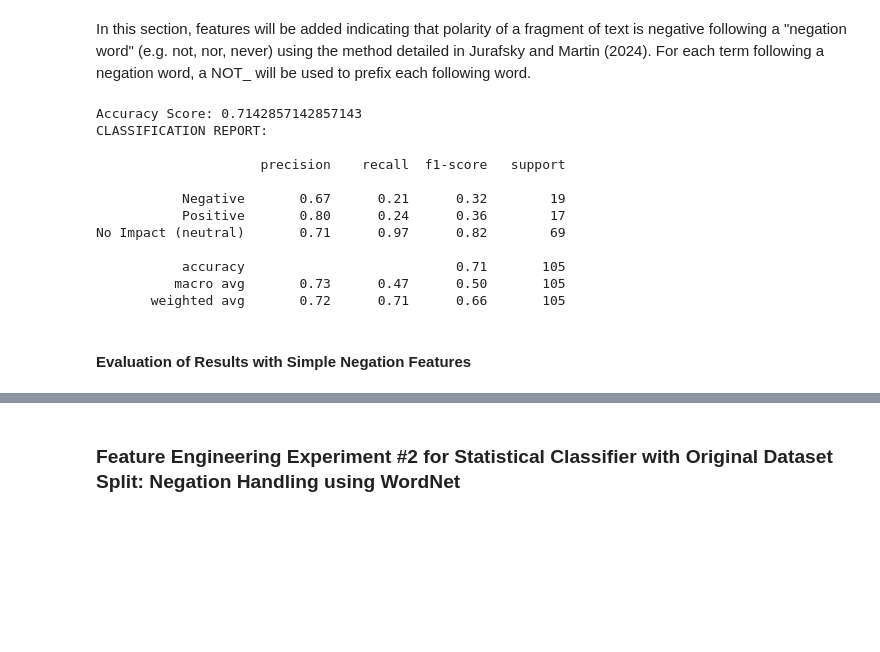
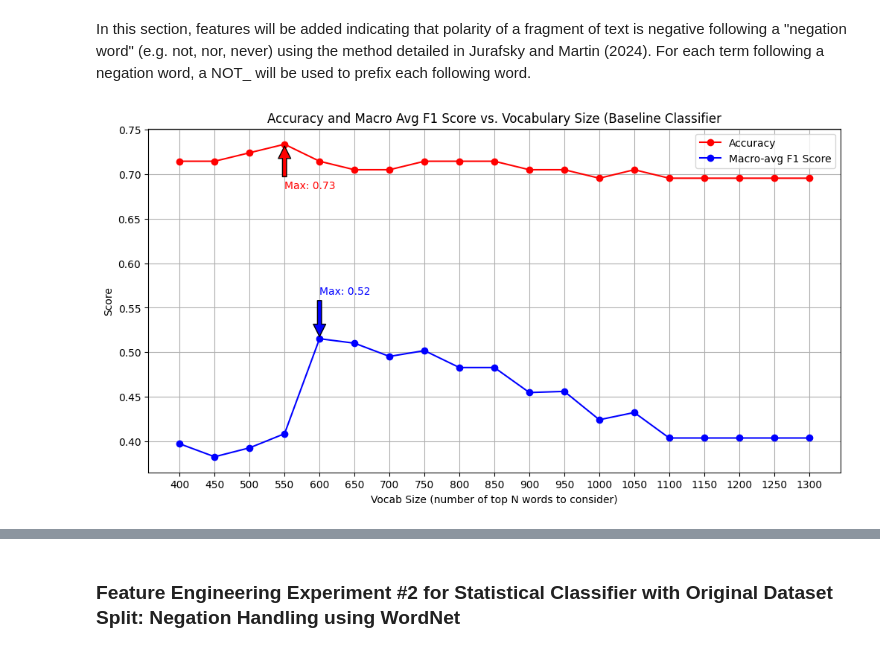
Before and after one commit to nyx500/NLP_Project_on_Poem_Sentiment_Analysis, a Jupyter notebook: NLP_Coursework_Poem_Sentiment_Classification.ipynb, the cells around one changed output, grey strips where cells are left out. Drawn from its saved outputs; the diff is of its cells as text; code cells hidden in the pictures; blank space fills up the shorter version.

Commit message:
done negation handling with simple method

```diff
--- a/NLP_Coursework_Poem_Sentiment_Classification.ipynb
+++ b/NLP_Coursework_Poem_Sentiment_Classification.ipynb
@@ -672,57 +672,24 @@ def simple_negation_features(tokens):
 # %%
 basic_negated_train_tokens = [simple_negation_features(tokens) for tokens in original_dataset_train_tokens]
 basic_negated_validation_tokens = [simple_negation_features(tokens) for tokens in original_dataset_validation_tokens]
+basic_negated_train_data_tuples = list(zip(basic_negated_train_tokens, original_dataset_train_labels))
+basic_negated_validation_data_tuples = list(zip(basic_negated_validation_tokens, original_dataset_validation_labels))
 
 # new vocab list containing _NOT flags
 vocabulary_list = flatten_list_of_lists(basic_negated_train_tokens)
 vocabulary_set = set(vocabulary_list)
-
-N = 750
 # create a freq dist of the words, convert to lower case
 all_words = nltk.FreqDist(w for w in vocabulary_list)
-# keep just the top N words
-word_features = list(all_words)[:N]
 
-basic_negated_train_data_tuples = list(zip(basic_negated_train_tokens, original_dataset_train_labels))
-basic_negated_validation_data_tuples = list(zip(basic_negated_validation_tokens, original_dataset_validation_labels))
-# Create featuresets out of the train and validation document-tuples by applying the function defined above
-basic_negated_train_data_featuresets = [(doc_features(doc, word_features), label) for (doc, label) in basic_negated_train_data_tuples]
-basic_negated_validation_data_featuresets = [(doc_features(doc, word_features), label) for (doc, label) in basic_negated_validation_data_tuples]
-
-NBclassifier = nltk.NaiveBayesClassifier.train(basic_negated_train_data_featuresets)
-# Print the accuracy score
-print(f"Accuracy Score: {nltk.classify.accuracy(NBclassifier, basic_negated_validation_data_featuresets)}")
-
-# Store a list of the predicted labels for each of the samples in the validation split
-basic_negated_dataset_validation_predictions = [] # store predicted labels in here.
-# iterate over the tuples in the validation featureset (reminder: first elem is dict storing abs/presence of each word, second is the target label)
-for features_dict, label in basic_negated_validation_data_featuresets:
-    # apply the NB model to output the predicted label for each sample in the validation set
-    predicted_label = NBclassifier.classify(features_dict)
-    # store the predicted label
-    basic_negated_dataset_validation_predictions.append(predicted_label)
-
-# Store a set of all the target/label names in ascending order for easier interpretation of the classification report and confusion matrix.
-# Reminder: 0 = negative, 1 = positive, 2 = neutral
-label_names = ['Negative', 'Positive', 'No Impact (neutral)']
-
-# Print classification report to view the precision, recall, f1 score for each class and macro-average
-print("CLASSIFICATION REPORT:\n")
-print(classification_report(
-    original_dataset_validation_labels, # labels are the same for the negated featureset as for the original featureset
-    basic_negated_dataset_validation_predictions,
-    target_names=label_names)
-)
+# Get the accuracies and f1 scores for different numbers of word features to use to choose the best nr of word features for the negated sets
+top_word_counts, accuracies, avg_f1_scores =  calculate_metrics_for_different_vocab_size_features(
+                                                                                                    400,
+                                                                                                    1301,
+                                                                                                    all_words,
+                                                                                                    basic_negated_train_data_tuples,
+                                                                                                    basic_negated_validation_data_tuples
+                                                                                                  )
+# Plot the results
+plot_word_feature_counts_against_scores(top_word_counts, accuracies, avg_f1_scores, 'Accuracy and Macro Avg F1 Score vs. Vocabulary Size (Baseline Classifier')
 # %% [output]
-Accuracy Score: 0.7142857142857143
-CLASSIFICATION REPORT:
-
-                     precision    recall  f1-score   support
-
-           Negative       0.67      0.21      0.32        19
-           Positive       0.80      0.24      0.36        17
-No Impact (neutral)       0.71      0.97      0.82        69
-
-           accuracy                           0.71       105
-          macro avg       0.73      0.47      0.50       105
-       weighted avg       0.72      0.71      0.66       105
+[figure, added]
@@ -740,2 +695,0 @@ plot_word_feature_counts_against_scores(top_word_counts, accuracies, avg_f1_scor
-# %% [markdown]
-#### Evaluation of Results with Simple Negation Features
```
Also changed, not shown: parts of 5 cells of this notebook.
